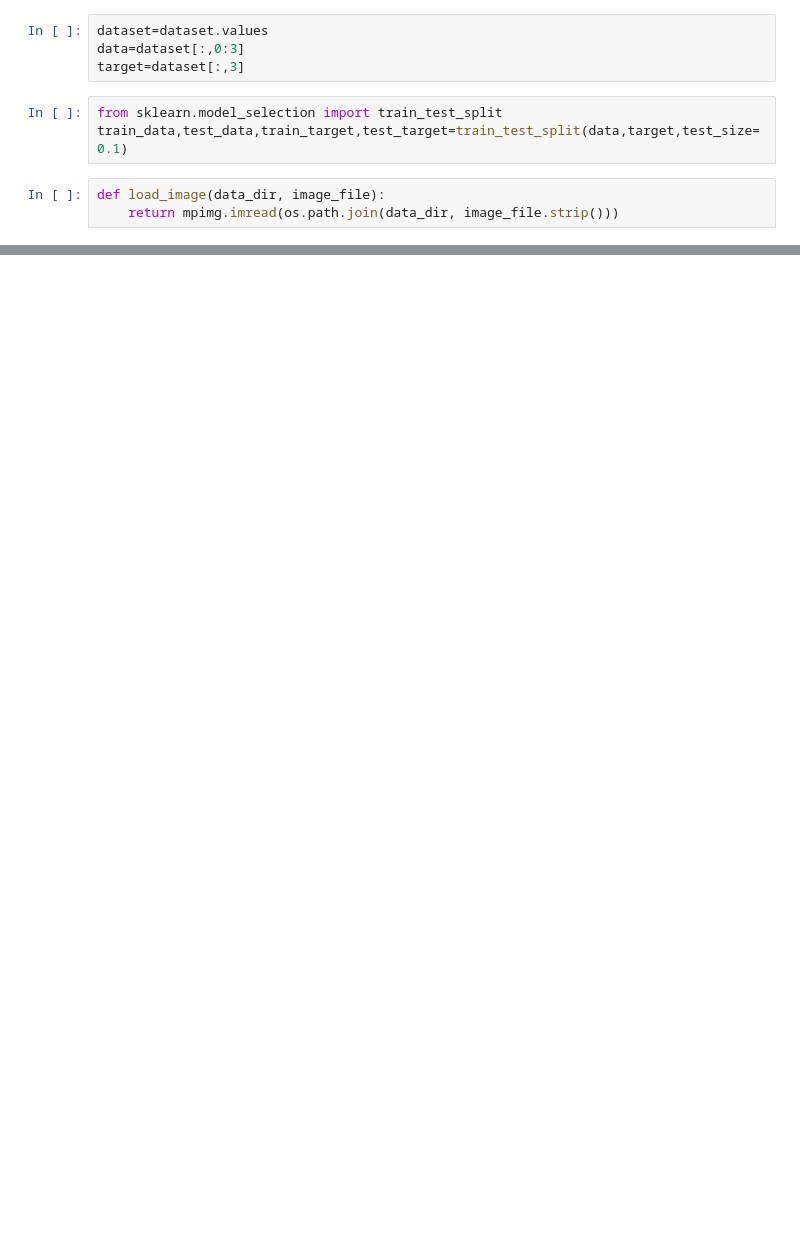
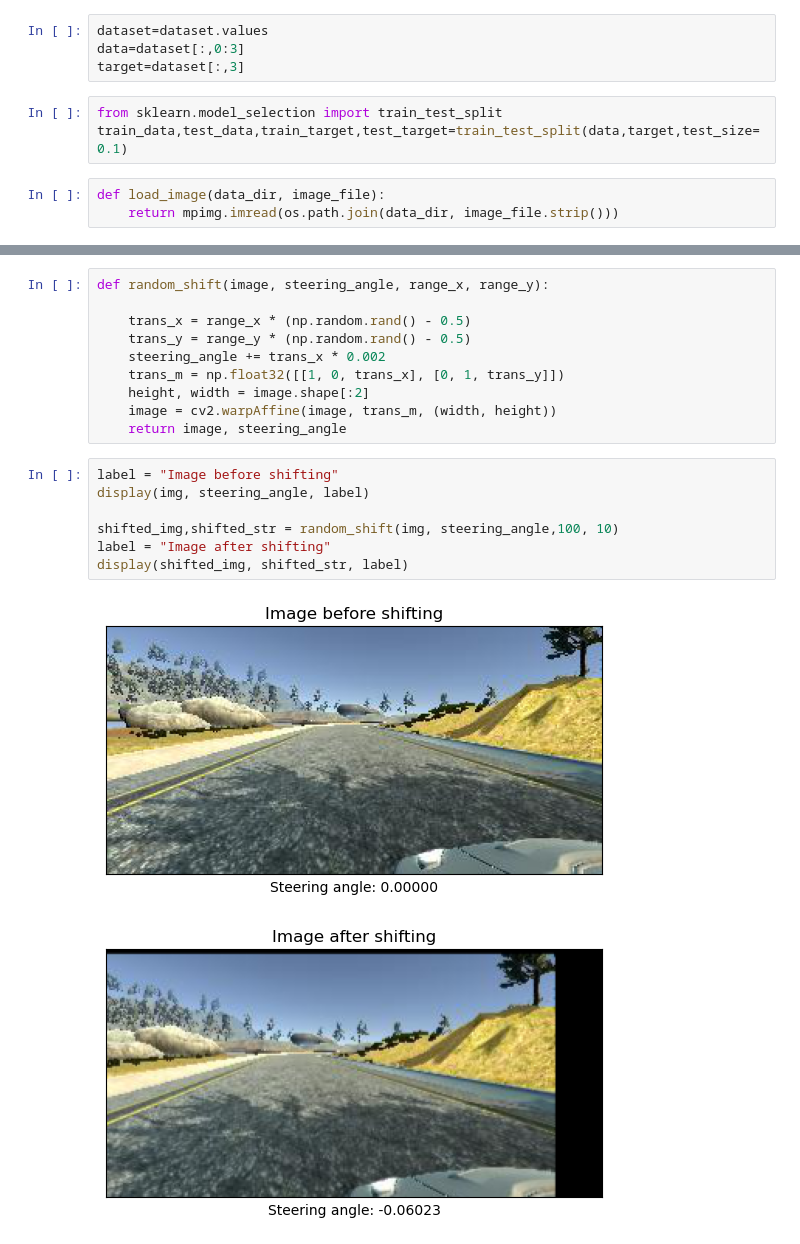
Before and after one commit to oshadadil99/Self-Driving-Car-Simulator, a Jupyter notebook: self-driving-car.ipynb, the cells around one changed output, grey strips where cells are left out. Cells and saved outputs as stored; diff of their text form; blank space fills up the shorter version.

```diff
--- a/self-driving-car.ipynb
+++ b/self-driving-car.ipynb
@@ -46,0 +106,20 @@ print(steering_angle)
+# %%
+def random_shift(image, steering_angle, range_x, range_y):
+
+    trans_x = range_x * (np.random.rand() - 0.5)
+    trans_y = range_y * (np.random.rand() - 0.5)
+    steering_angle += trans_x * 0.002
+    trans_m = np.float32([[1, 0, trans_x], [0, 1, trans_y]])
+    height, width = image.shape[:2]
+    image = cv2.warpAffine(image, trans_m, (width, height))
+    return image, steering_angle
+# %%
+label = "Image before shifting"
+display(img, steering_angle, label)
+
+shifted_img,shifted_str = random_shift(img, steering_angle,100, 10)
+label = "Image after shifting"
+display(shifted_img, shifted_str, label)
+# %% [output]
+[figure, added]
+[figure, added]
```
Also changed, not shown: parts of 17 cells of this notebook.
